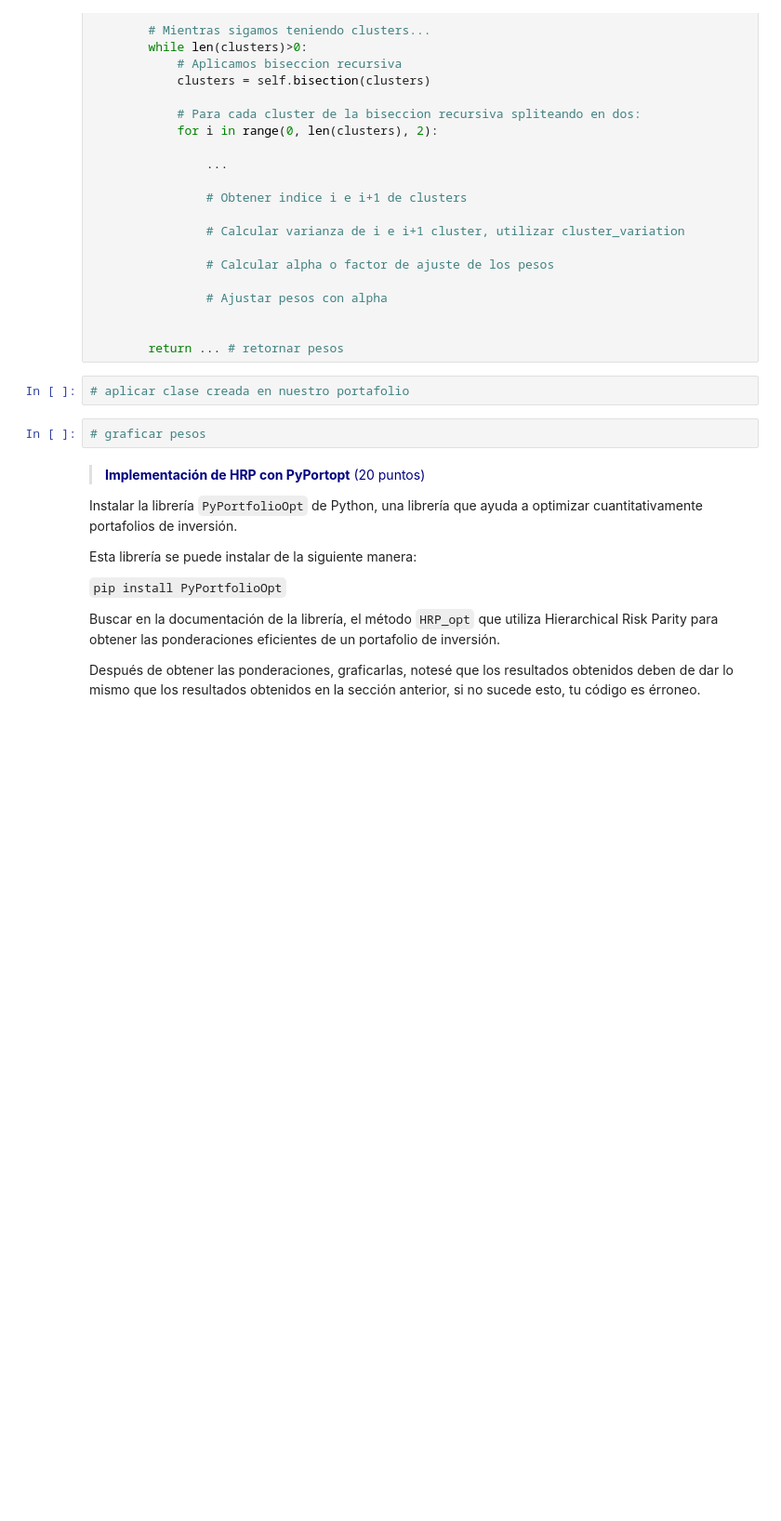
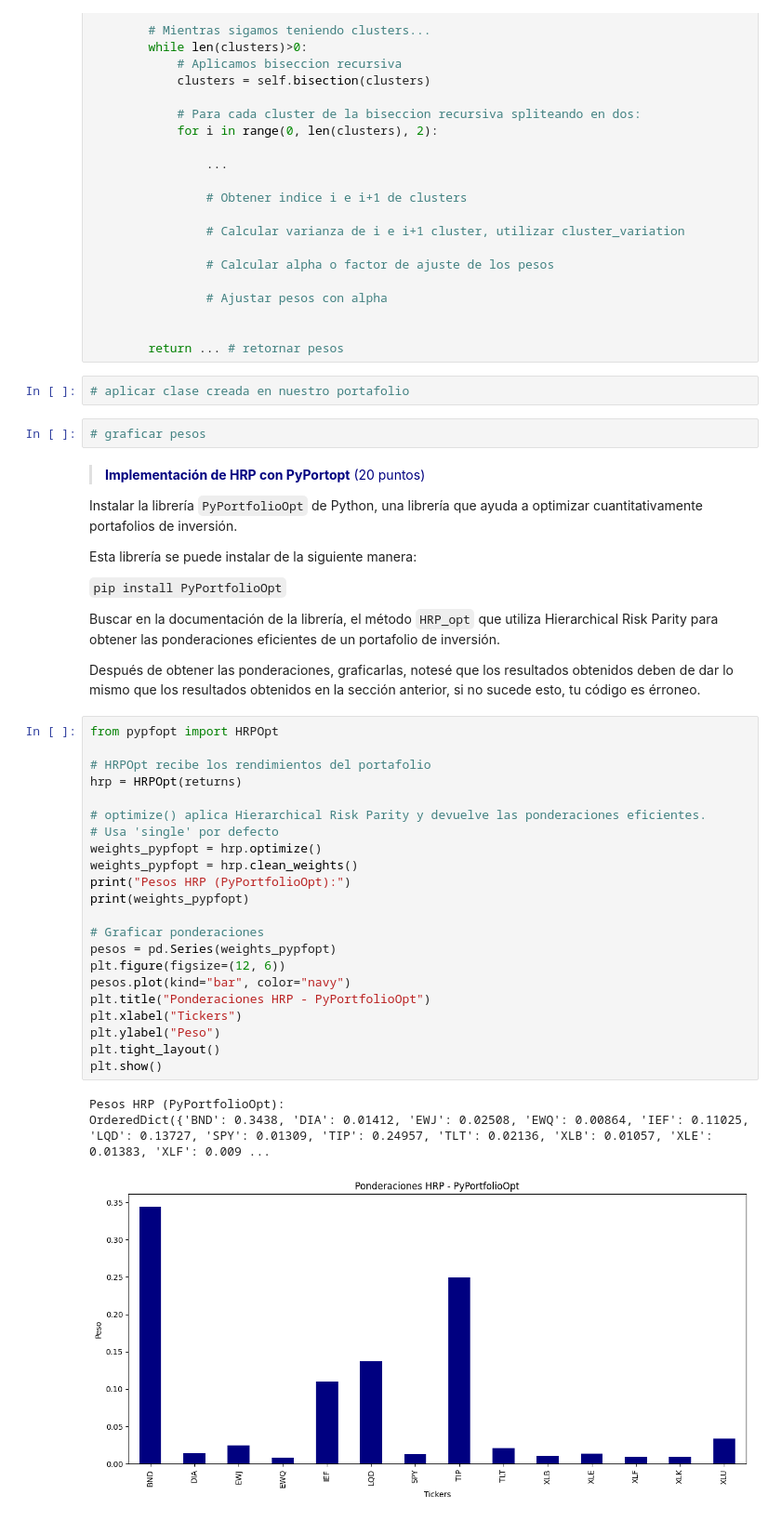
Before and after one commit to JLuisAlmendarez/PortafolioHRPStrategy, a Jupyter notebook: Actividad_HRP.ipynb, the cells around one changed output. Shown at 93% size. Cells and saved outputs as stored; diff of their text form; blank space fills up the shorter version.

```diff
--- a/Actividad_HRP.ipynb
+++ b/Actividad_HRP.ipynb
@@ -138,3 +286,29 @@ Esta librería se puede instalar de la siguiente manera:
 Buscar en la documentación de la librería, el método `HRP_opt` que utiliza Hierarchical Risk Parity para obtener las ponderaciones eficientes de un portafolio de inversión.
 
 Después de obtener las ponderaciones, graficarlas, notesé que los resultados obtenidos deben de dar lo mismo que los resultados obtenidos en la sección anterior, si no sucede esto, tu código es érroneo.
+# %%
+from pypfopt import HRPOpt
+
+# HRPOpt recibe los rendimientos del portafolio
+hrp = HRPOpt(returns)
+
+# optimize() aplica Hierarchical Risk Parity y devuelve las ponderaciones eficientes.
+# Usa 'single' por defecto
+weights_pypfopt = hrp.optimize()
+weights_pypfopt = hrp.clean_weights()
+print("Pesos HRP (PyPortfolioOpt):")
+print(weights_pypfopt)
+
+# Graficar ponderaciones
+pesos = pd.Series(weights_pypfopt)
+plt.figure(figsize=(12, 6))
+pesos.plot(kind="bar", color="navy")
+plt.title("Ponderaciones HRP - PyPortfolioOpt")
+plt.xlabel("Tickers")
+plt.ylabel("Peso")
+plt.tight_layout()
+plt.show()
+# %% [output]
+Pesos HRP (PyPortfolioOpt):
+OrderedDict({'BND': 0.3438, 'DIA': 0.01412, 'EWJ': 0.02508, 'EWQ': 0.00864, 'IEF': 0.11025, 'LQD': 0.13727, 'SPY': 0.01309, 'TIP': 0.24957, 'TLT': 0.02136, 'XLB': 0.01057, 'XLE': 0.01383, 'XLF': 0.009 ...
+[figure, added]
```
Also changed, not shown: parts of 12 cells of this notebook.
